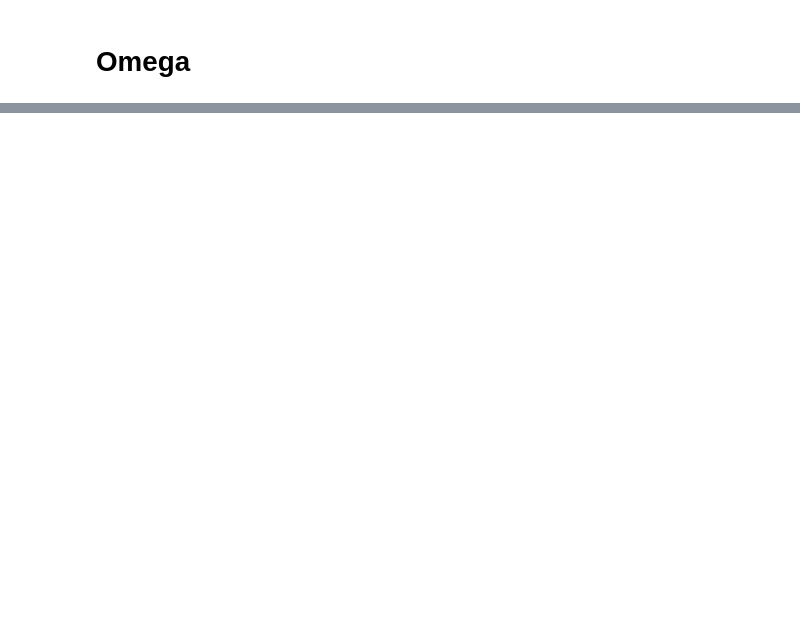
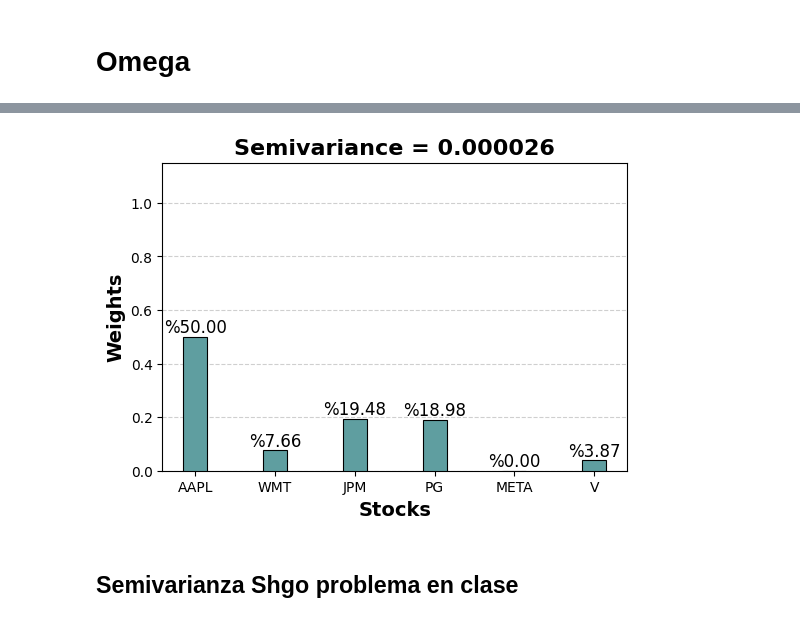
Before and after one commit to luisejdm/Administracion_de_Riesgos, a Jupyter notebook: Proyecto/optimizaciones.ipynb, the cells around one changed output, grey strips where cells are left out. Saved outputs shown, nothing was run; the diff lists cells and outputs as text; code cells hidden in the pictures; blank space fills up the shorter version.

```diff
--- a/Proyecto/optimizaciones.ipynb
+++ b/Proyecto/optimizaciones.ipynb
@@ -153,0 +169,22 @@ weights_plot(price_train, w, semivariance, 'Semivariance')
+# %%
+def opt_semivarianza_shgo(activos, benchmark):
+    rt_activos, rt_benchmark = activos.pct_change().dropna(), benchmark.pct_change().dropna()
+    differences = rt_activos - rt_benchmark.values
+    downside = differences.where(differences < 0, 0).std()
+    corr = rt_activos.corr()
+
+    semivariance = lambda w, downside, corr: ( w.T.dot(np.outer(downside, downside) * corr).dot(w) )
+
+    constraints = [{'type': 'eq', 'fun': lambda w: np.sum(w) - 1}]
+    bounds = [(0, 1) for _ in range(len(activos.columns))]
+
+    resultado = shgo(semivariance, args=(downside, corr), constraints=constraints, bounds=bounds)
+
+    return resultado.x, resultado.fun
+# %%
+w, semivariance = opt_semivarianza_shgo(price_train, benchmark_train)
+weights_plot(price_train, w, semivariance, 'Semivariance')
+# %% [output]
+[figure, added]
+# %% [markdown]
+## Semivarianza Shgo problema en clase
```
Also changed, not shown: parts of 15 cells of this notebook, 1 other file.
